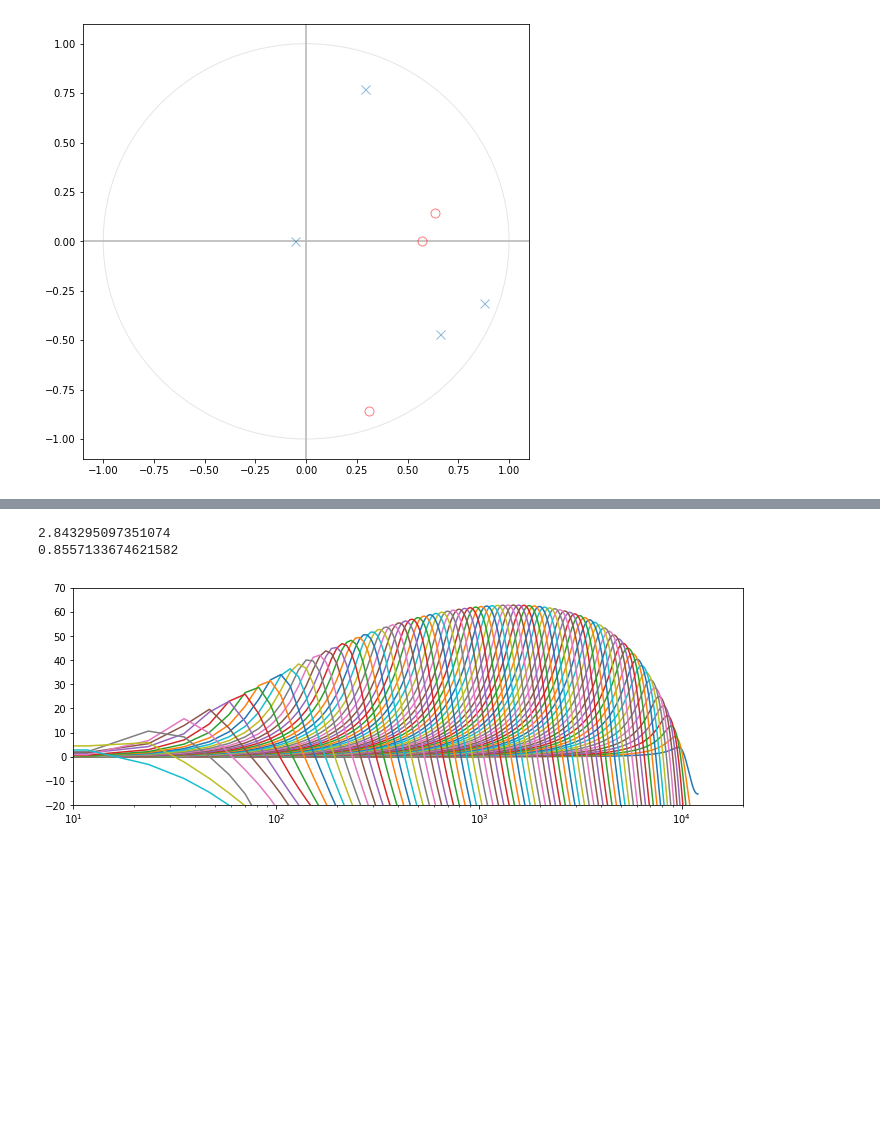
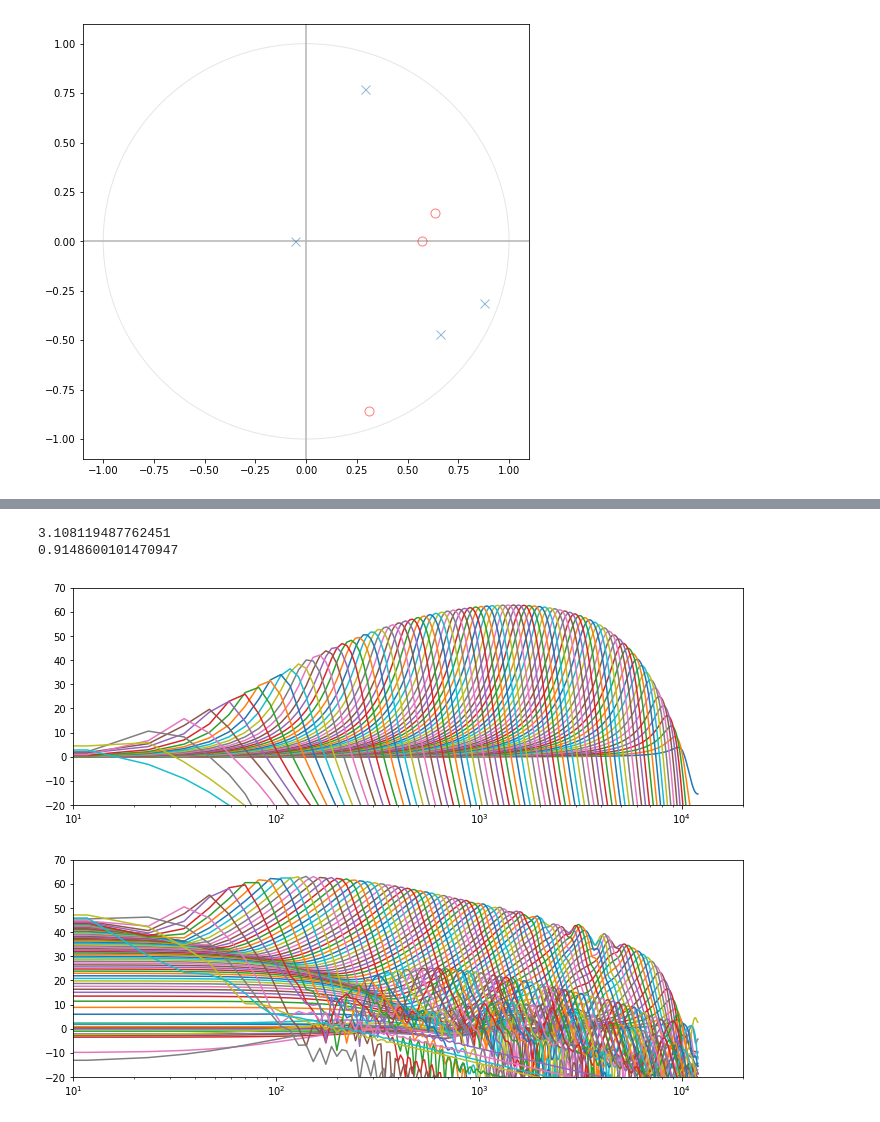
Before and after one commit to google-research/korvapuusti, a Jupyter notebook: experiments/partial_loudness/analysis/jupyter/TensorEars.ipynb, the cells around one changed output, grey strips where cells are left out. Drawn from its saved outputs; the diff is of its cells as text; code cells hidden in the pictures; blank space fills up the shorter version.

```diff
--- a/experiments/partial_loudness/analysis/jupyter/TensorEars.ipynb
+++ b/experiments/partial_loudness/analysis/jupyter/TensorEars.ipynb
@@ -628,6 +653,6 @@ plot_many_z(np.array([np.fft.fft(got[0,:,0])]))
 [figure]
 # %%
-cc = CARCell()
+cc = CARCell(linear=True)
 car_layer = RNNLayer(cc)
 impulse = np.zeros([3, 2048, 1], dtype=np.float64)
 impulse[:,0,:] = 1
@@ -641,9 +666,20 @@ print(time.time() - t)
 got = tf.transpose(got, [0,2,1])
 plot_many_z(np.fft.fft(got[0]))
 # %% [output]
-2.843295097351074
-0.8557133674621582
+3.108119487762451
+0.9148600101470947
 [figure]
+# %%
+cc = CARCell(linear=False)
+car_layer = RNNLayer(cc)
+impulse = np.zeros([3, 2048, 1], dtype=np.float64)
+impulse[:,0,:] = 1
+impulse = tf.constant(impulse, name='impulse')
+got = car_layer(impulse)
+got = tf.transpose(got, [0,2,1])
+plot_many_z(np.fft.fft(got[0]))
+# %% [output]
+[figure, added]
 # %%
 impulse = np.zeros([3, 32, 1], dtype=np.float64)
 impulse[:,0, :] = 1
```
Also changed, not shown: parts of 6 cells of this notebook.
